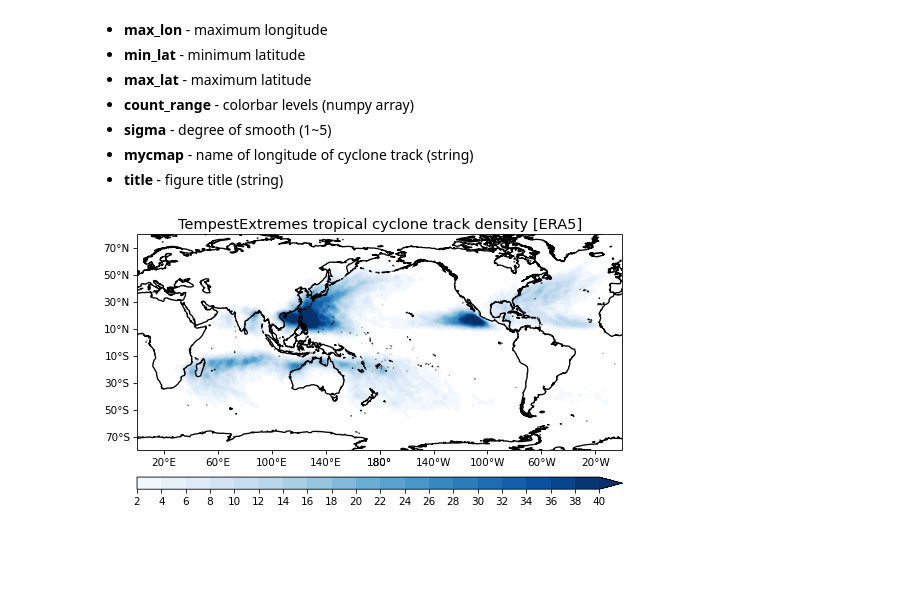
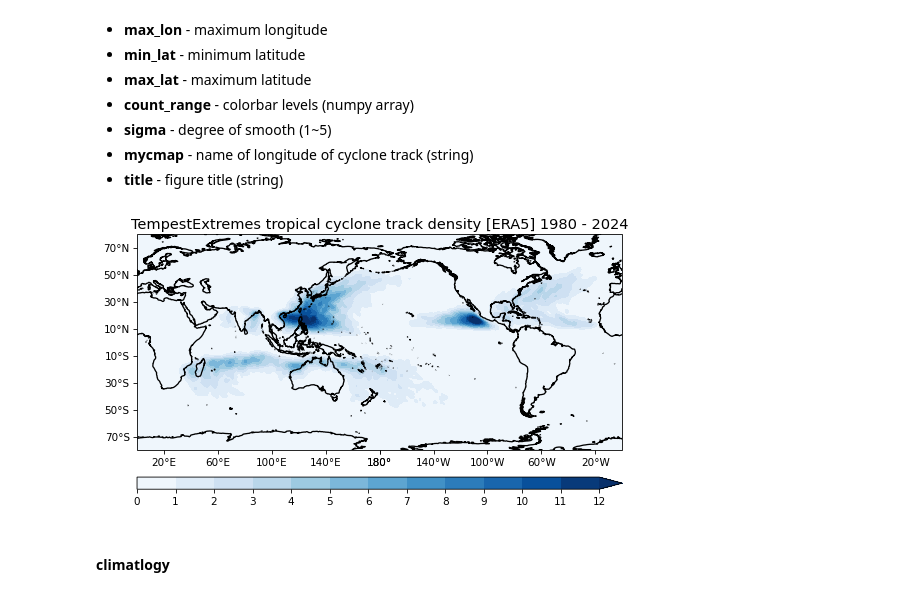
Before and after one commit to 21centuryweather/hk25-AusCyclones, a Jupyter notebook: notebooks/view_TC_era5.ipynb, the cells around one changed output. Drawn from its saved outputs; the diff is of its cells as text; code cells hidden in the pictures; blank space fills up the shorter version.

```diff
--- a/notebooks/view_TC_era5.ipynb
+++ b/notebooks/view_TC_era5.ipynb
@@ -77,6 +78,10 @@ Parameters:
 - **mycmap** - name of longitude of cyclone track (string)
 - **title** - figure title (string)
 # %%
-fig = plot_den(dstc['number'], 0, 360, -80, 80, np.arange(2, 42, 2), 1, 'Blues', 'TempestExtremes tropical cyclone track density [ERA5]')
+n_decad = 4.5
+ratio_ = dstc['number']/n_decad
+fig = plot_den(ratio_, 0, 360, -80, 80, np.arange(0, 13, 1), 1, 'Blues', f'TempestExtremes tropical cyclone track density [ERA5] 1980 - 2024')
 # %% [output]
-[figure, old version]
+[figure, new version]
+# %% [markdown]
+#### climatlogy
```
Also changed, not shown: parts of 23 cells of this notebook, 1 other file.
